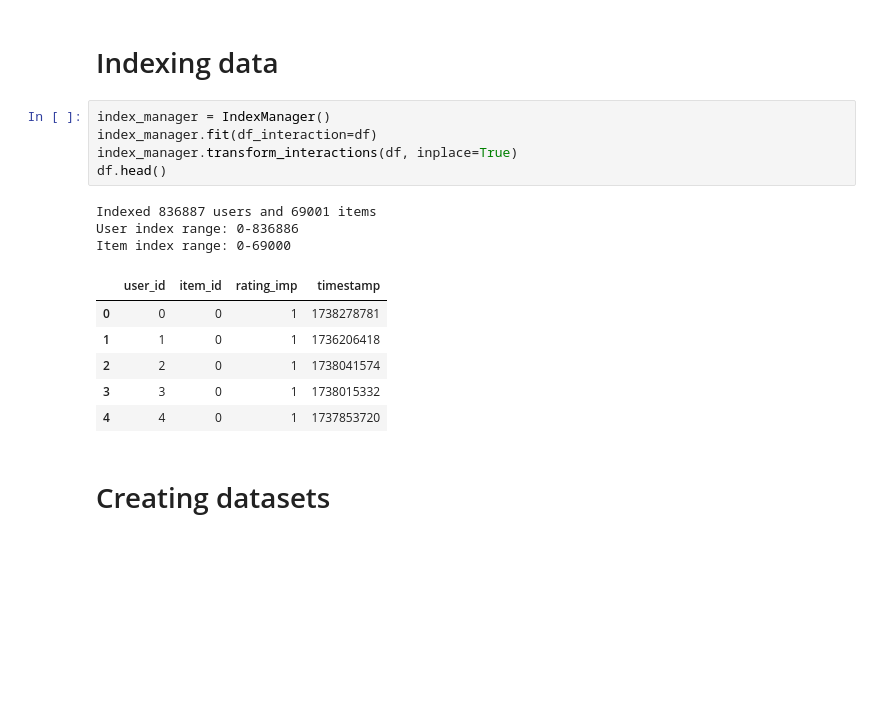
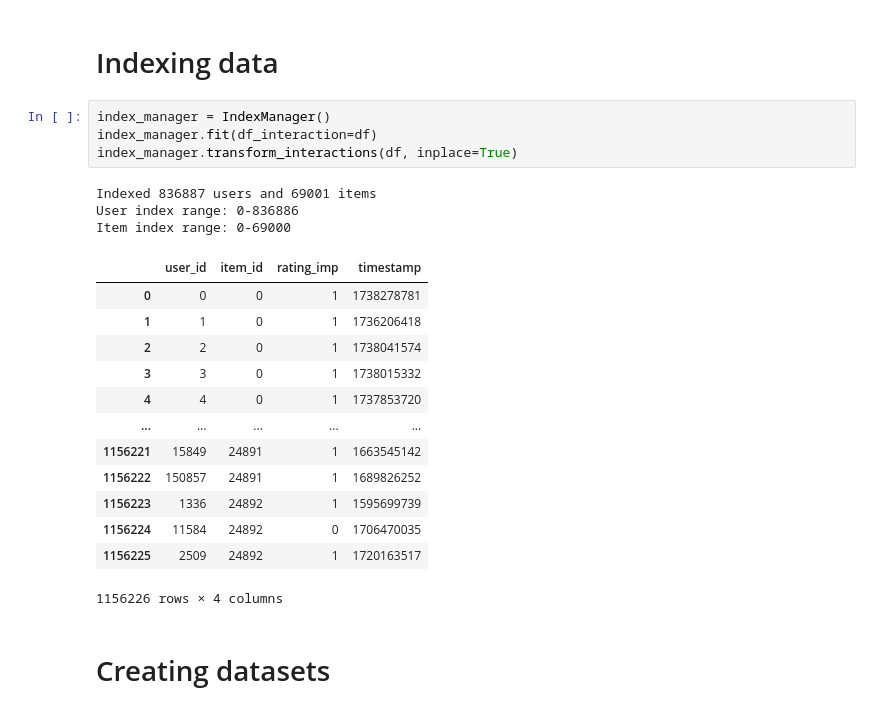
Before and after one commit to hhhieu0103/multimodal-neural-collaborative-filtering, a Jupyter notebook: notebooks/ncf-baseline.ipynb, the cells around one changed output. Drawn from its saved outputs; the diff is of its cells as text; blank space fills up the shorter version.

```diff
--- a/notebooks/ncf-baseline.ipynb
+++ b/notebooks/ncf-baseline.ipynb
@@ -25,18 +25,24 @@ df.head()
 # %%
 index_manager = IndexManager()
 index_manager.fit(df_interaction=df)
 index_manager.transform_interactions(df, inplace=True)
-df.head()
 # %% [output]
 Indexed 836887 users and 69001 items
 User index range: 0-836886
 Item index range: 0-69000
 |  | user_id | item_id | rating_imp | timestamp |
 | 0 | 0 | 0 | 1 | 1738278781 |
 | 1 | 1 | 0 | 1 | 1736206418 |
 | 2 | 2 | 0 | 1 | 1738041574 |
 | 3 | 3 | 0 | 1 | 1738015332 |
 | 4 | 4 | 0 | 1 | 1737853720 |
+| ... | ... | ... | ... | ... |
+| 1156221 | 15849 | 24891 | 1 | 1663545142 |
+| 1156222 | 150857 | 24891 | 1 | 1689826252 |
+| 1156223 | 1336 | 24892 | 1 | 1595699739 |
+| 1156224 | 11584 | 24892 | 0 | 1706470035 |
+| 1156225 | 2509 | 24892 | 1 | 1720163517 |
+1156226 rows × 4 columns
 # %% [markdown]
 # Creating datasets
 # %%
```
Also changed, not shown: parts of 3 cells of this notebook, 9 other files.
